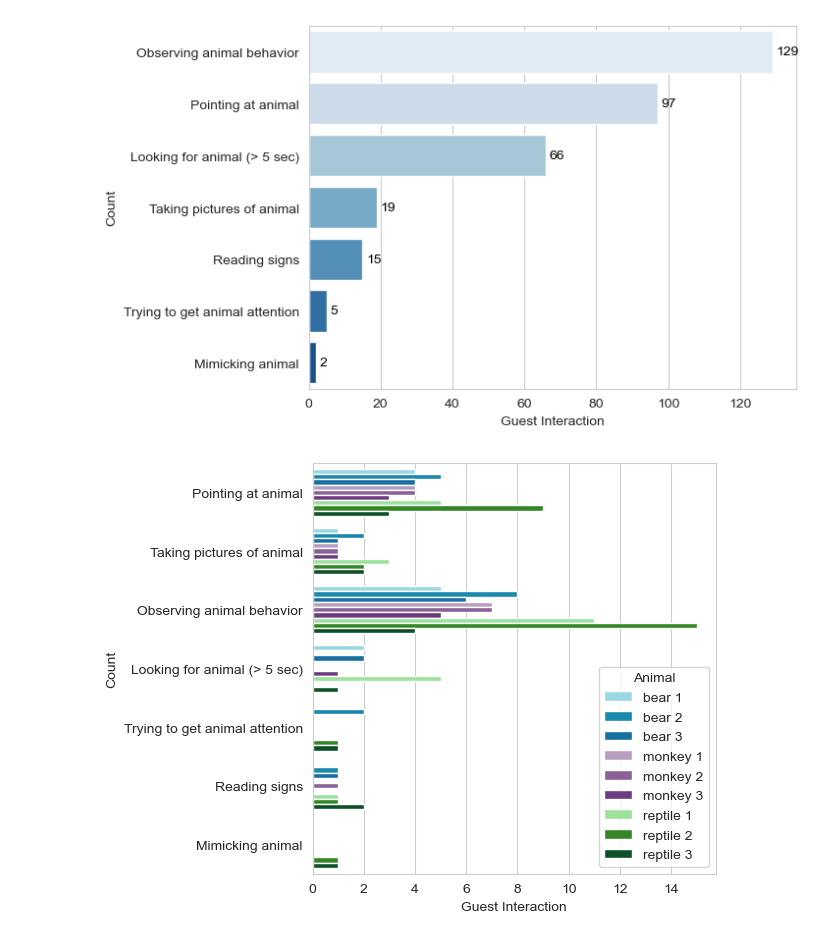
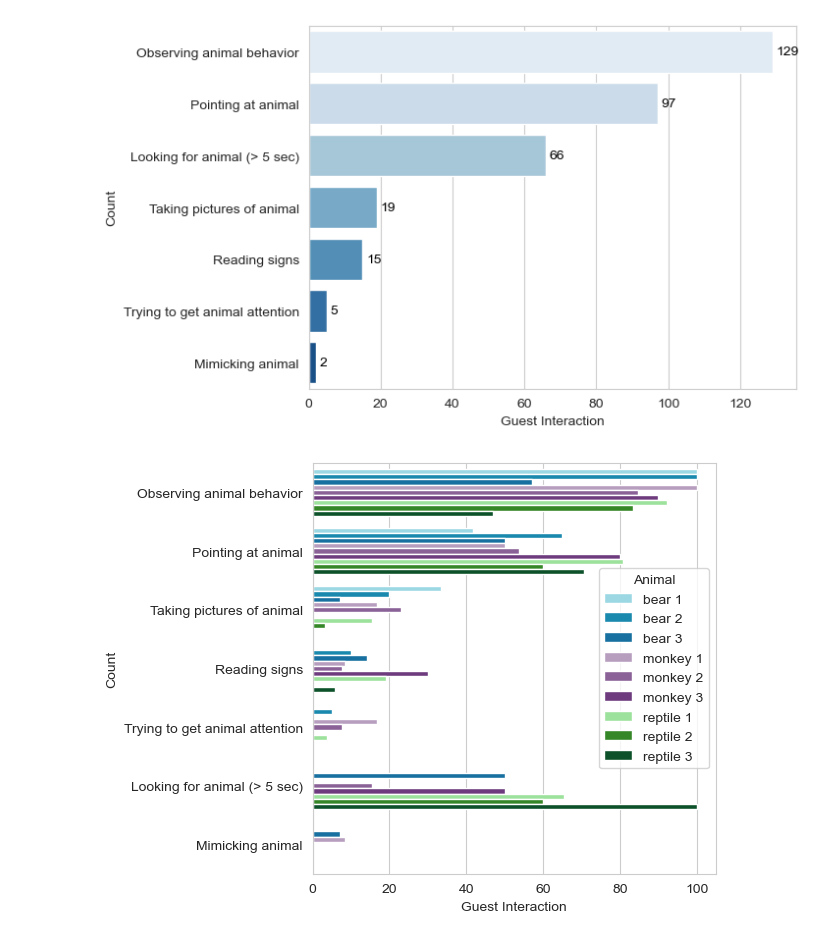
Before and after one commit to ayah825/zoo_interactions_cogs13proj, a Jupyter notebook: analysis.ipynb, the cells around one changed output. Cells and saved outputs as stored; diff of their text form; code cells hidden in the pictures.

```diff
--- a/analysis.ipynb
+++ b/analysis.ipynb
@@ -199,25 +199,27 @@ Passing `palette` without assigning `hue` is deprecated and will be removed in v
 # %%
 # graph of guest interaction by animal
 
 data_interact_animal = data[['Animal', 'Guest Interaction']].dropna()
 
 # split data by commas
 data_interact_animal['Guest Interaction'] = data_interact_animal['Guest Interaction'].str.split(',').apply(lambda x: [i.strip() for i in x])
-data_interact_animal['Guest Interaction'] = data_interact_animal['Guest Interaction'].explode('Guest Interaction')
+data_interact_animal = data_interact_animal.explode('Guest Interaction')
 
 # Remove anything only mentioned once
-data_interact_animal = data_interact_animal[data_interact_animal['Guest Interaction'].isin(data_interact_animal['Guest Interaction'].value_counts()[data_interact_animal['Guest Interaction'].value_counts() > 1].index)]
+data_interact_animal_counts = data_interact_animal['Guest Interaction'].value_counts()
+data_interact_animal = data_interact_animal[data_interact_animal['Guest Interaction'].isin(data_interact_animal_counts[data_interact_animal_counts > 1].index)]
 
-# normalize the data to be percantages of the animal mentioned
+# normalize the data to be percentages of the animal mentioned
 data_interact_animal_counts = data_interact_animal.groupby(['Animal', 'Guest Interaction']).size().reset_index(name='count')
-data_interact_animal_counts['percentage'] = data_interact_animal_counts['count'] / data_interact_animal_counts.groupby('Animal')['count'].transform('sum') * 100
+data_animal = data.groupby(['Animal']).size().reset_index(name='total_count')  # Get total counts for each animal
+data_interact_animal_counts = data_interact_animal_counts.merge(data_animal, on='Animal')  # Merge to get total counts
+data_interact_animal_counts['percentage'] = data_interact_animal_counts['count'] / data_interact_animal_counts['total_count'] * 100  # Calculate percentage
 
-
-ax = sns.countplot(data=data_interact_animal, y='Guest Interaction', hue='Animal', palette=custom_palette)
+ax = sns.barplot(data=data_interact_animal_counts, y='Guest Interaction', x='percentage', hue='Animal', palette=custom_palette)
 plt.xlabel("Guest Interaction")
 plt.ylabel("Count")
 
 plt.tight_layout()
 plt.show()
 # %% [output]
-[figure, old version]
+[figure, new version]
```
Also changed, not shown: parts of 5 cells of this notebook.
